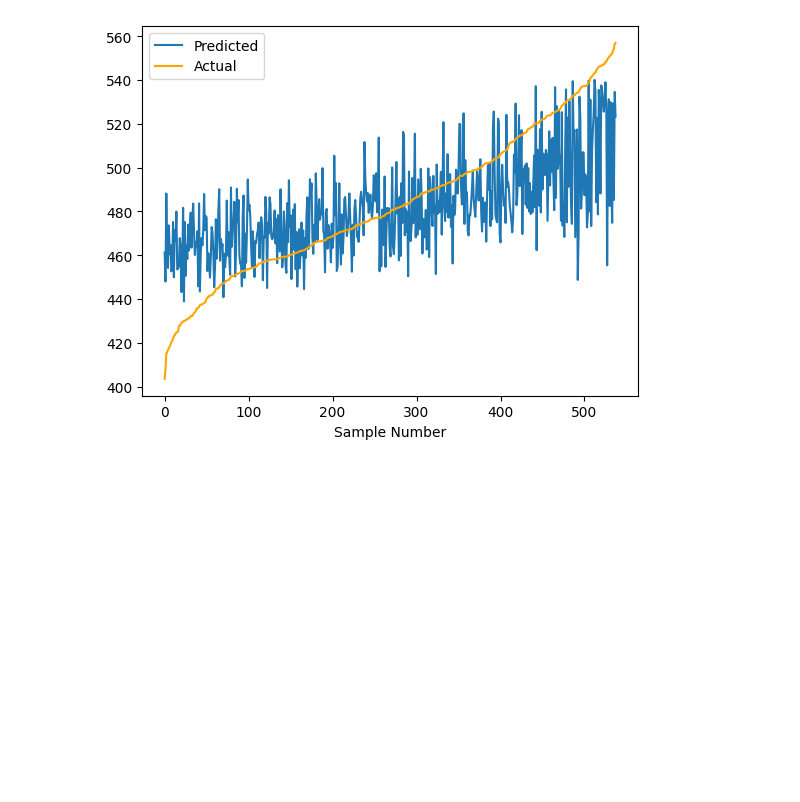
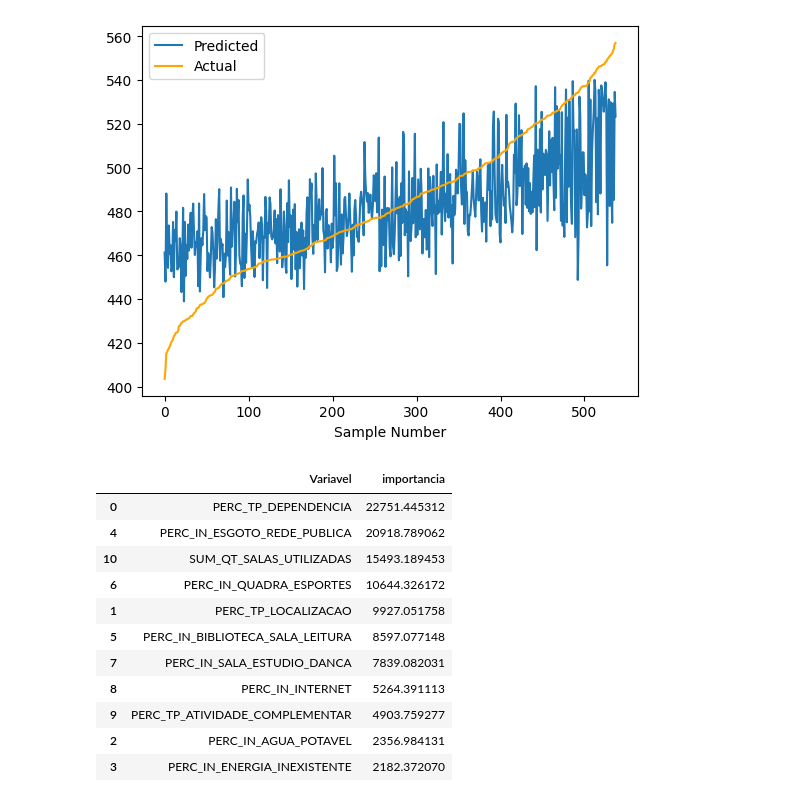
Before and after one commit to wagneralbjr/tcc-puc_minas, a Jupyter notebook: criacao_modelo.ipynb, the cells around one changed output. Drawn from its saved outputs; the diff is of its cells as text; code cells hidden in the pictures; blank space fills up the shorter version.

```diff
--- a/modelo.ipynb
+++ b/criacao_modelo.ipynb
@@ -209,3 +209,21 @@ plt.xlabel('Sample Number')
 plt.show()
 # %% [output]
 [figure]
+# %%
+features =  [[key, value] for key, value in best_xgb.get_booster().get_score(importance_type="gain").items() ]
+features = pd.DataFrame(features, columns=["Variavel", "importancia"])
+features = features.sort_values(["importancia"], ascending=False)
+features
+# %% [output]
+|  | Variavel | importancia |
+| 0 | PERC_TP_DEPENDENCIA | 22751.445312 |
+| 4 | PERC_IN_ESGOTO_REDE_PUBLICA | 20918.789062 |
+| 10 | SUM_QT_SALAS_UTILIZADAS | 15493.189453 |
+| 6 | PERC_IN_QUADRA_ESPORTES | 10644.326172 |
+| 1 | PERC_TP_LOCALIZACAO | 9927.051758 |
+| 5 | PERC_IN_BIBLIOTECA_SALA_LEITURA | 8597.077148 |
+| 7 | PERC_IN_SALA_ESTUDIO_DANCA | 7839.082031 |
+| 8 | PERC_IN_INTERNET | 5264.391113 |
+| 9 | PERC_TP_ATIVIDADE_COMPLEMENTAR | 4903.759277 |
+| 2 | PERC_IN_AGUA_POTAVEL | 2356.984131 |
+| 3 | PERC_IN_ENERGIA_INEXISTENTE | 2182.372070 |
```
Also changed, not shown: 5 other files.
